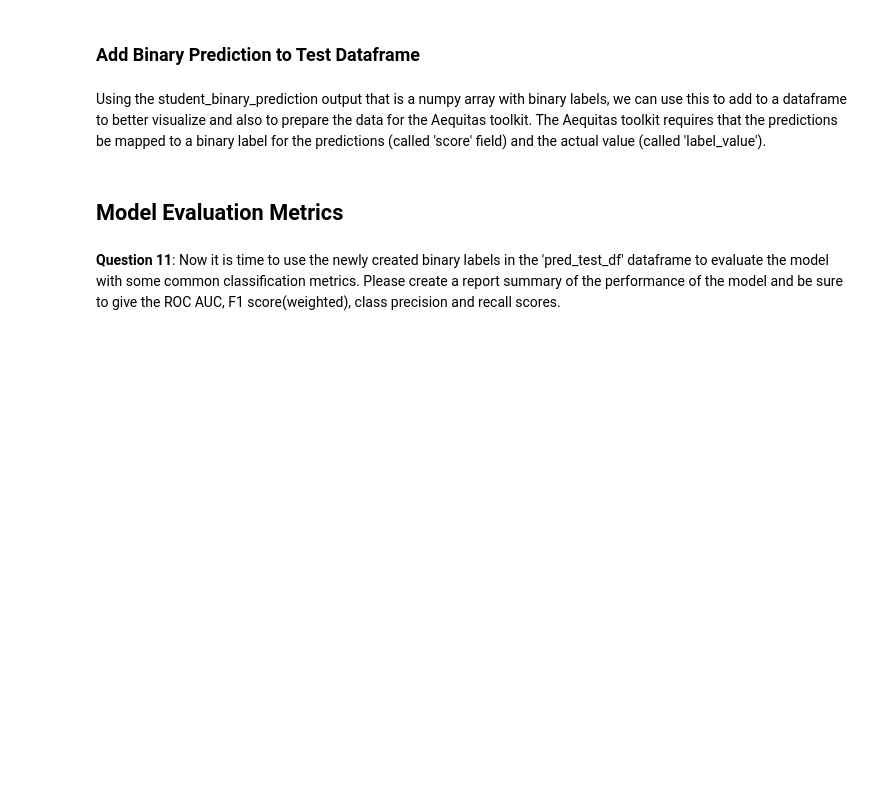
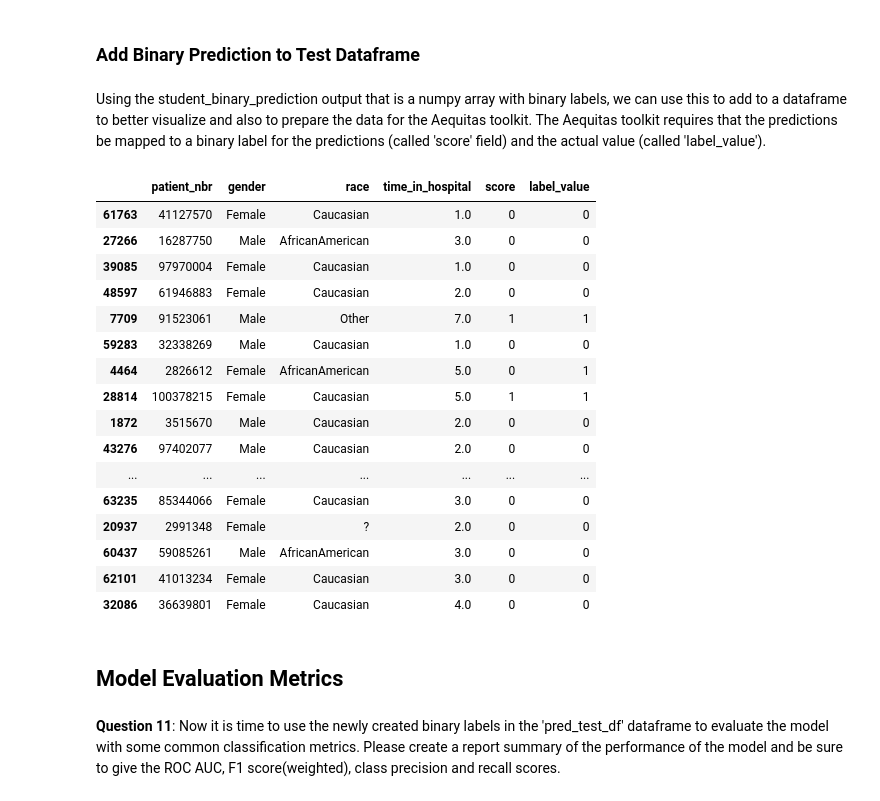
Before and after one commit to luigisaetta/uci-diabetes, a Jupyter notebook: project/starter_code/student_project.ipynb, the cells around one changed output. Saved outputs shown, nothing was run; the diff lists cells and outputs as text; code cells hidden in the pictures; blank space fills up the shorter version.

```diff
--- a/project/starter_code/student_project.ipynb
+++ b/project/starter_code/student_project.ipynb
@@ -814,7 +828,22 @@ diabetes_yhat = diabetes_model(diabetes_x_tst)
 preds = diabetes_model.predict(diabetes_test_ds)
-# %%
-from student_utils import get_mean_std_from_preds
-m, s = get_mean_std_from_preds(diabetes_yhat)
+# %%
+# per fare le medie
+N = 256
+vet_yhat = [diabetes_model(diabetes_x_tst) for _ in range(N)]
+# %%
+%autoreload
+
+from student_utils import get_mean_std_from_preds
+avg_m = 0.
+avg_s = 0.
+
+for i in range(N):
+    m, s = get_mean_std_from_preds(vet_yhat[i])
+    avg_m = avg_m + m
+    avg_s = avg_s + s
+
+avg_m = avg_m/tf.cast(N, tf.float32)
+avg_s = avg_s/tf.cast(N, tf.float32)
 # %% [markdown]
 ## Show Prediction Output
 # %%
@@ -848,7 +899,25 @@ def add_pred_to_test(test_df, pred_np, demo_col_list):
 
 pred_test_df = add_pred_to_test(d_test, student_binary_prediction, ['race', 'gender'])
 # %%
-pred_test_df[['patient_nbr', 'gender', 'race', 'time_in_hospital', 'score', 'label_value']].head()
+pred_test_df[['patient_nbr', 'gender', 'race', 'time_in_hospital', 'score', 'label_value']].head(20)
+# %% [output]
+|  | patient_nbr | gender | race | time_in_hospital | score | label_value |
+| 61763 | 41127570 | Female | Caucasian | 1.0 | 0 | 0 |
+| 27266 | 16287750 | Male | AfricanAmerican | 3.0 | 0 | 0 |
+| 39085 | 97970004 | Female | Caucasian | 1.0 | 0 | 0 |
+| 48597 | 61946883 | Female | Caucasian | 2.0 | 0 | 0 |
+| 7709 | 91523061 | Male | Other | 7.0 | 1 | 1 |
+| 59283 | 32338269 | Male | Caucasian | 1.0 | 0 | 0 |
+| 4464 | 2826612 | Female | AfricanAmerican | 5.0 | 0 | 1 |
+| 28814 | 100378215 | Female | Caucasian | 5.0 | 1 | 1 |
+| 1872 | 3515670 | Male | Caucasian | 2.0 | 0 | 0 |
+| 43276 | 97402077 | Male | Caucasian | 2.0 | 0 | 0 |
+| ... | ... | ... | ... | ... | ... | ... |
+| 63235 | 85344066 | Female | Caucasian | 3.0 | 0 | 0 |
+| 20937 | 2991348 | Female | ? | 2.0 | 0 | 0 |
+| 60437 | 59085261 | Male | AfricanAmerican | 3.0 | 0 | 0 |
+| 62101 | 41013234 | Female | Caucasian | 3.0 | 0 | 0 |
+| 32086 | 36639801 | Female | Caucasian | 4.0 | 0 | 0 |
 # %% [markdown]
 ## Model Evaluation Metrics
 # %% [markdown]
```
Also changed, not shown: parts of 15 cells of this notebook, 1 other file.
